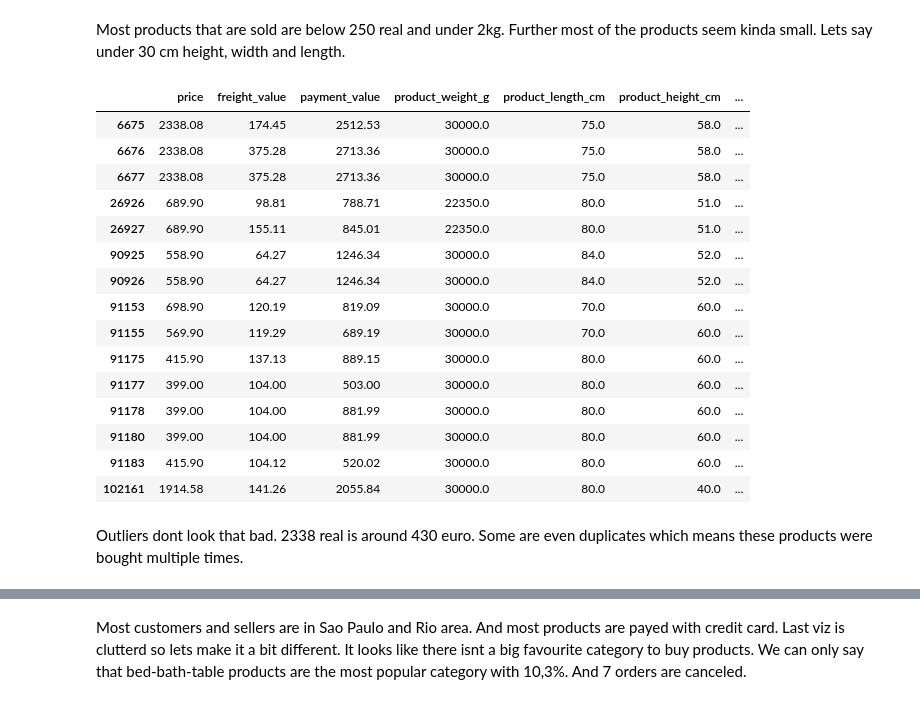
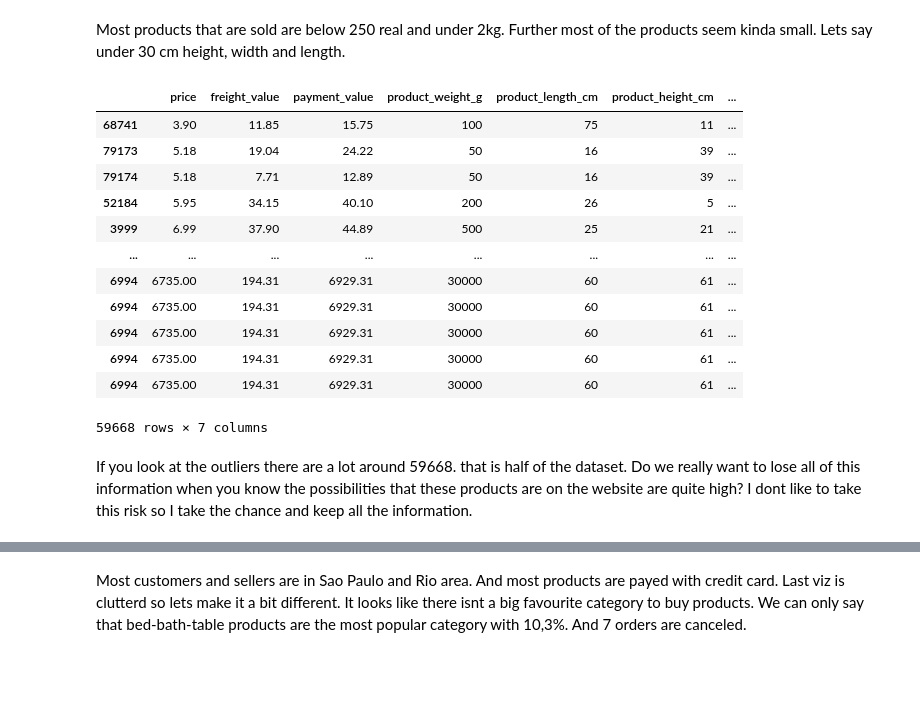
Before and after one commit to Timohvd/e-commerce-project, a Jupyter notebook: data_eda.ipynb, the cells around one changed output, grey strips where cells are left out. Cells and saved outputs as stored; diff of their text form; code cells hidden in the pictures; blank space fills up the shorter version.

Commit message:
uploading outlier explanation

```diff
--- a/data_eda.ipynb
+++ b/data_eda.ipynb
@@ -142,37 +144,37 @@ for col in num_col.columns:
 # %% [markdown]
 Most products that are sold are below 250 real and under 2kg. Further most of the products seem kinda small. Lets say under 30 cm height, width and length.
 # %%
-#check outliers
 def detect_outliers_iqr(data, threshold=1.5):
-    q1 = data.quantile(0.25)
-    q3 = data.quantile(0.75)
-    iqr = q3 - q1
-    lower_bound = q1 - threshold * iqr
-    upper_bound = q3 + threshold * iqr
-    outliers = data[(data < lower_bound) | (data > upper_bound)]
-    return outliers
+    outliers = pd.DataFrame()
+    for col in data.columns:
+        q1 = data[col].quantile(0.25)
+        q3 = data[col].quantile(0.75)
+        iqr = q3 - q1
+        lower_bound = q1 - threshold * iqr
+        upper_bound = q3 + threshold * iqr
+        col_outliers = data[(data[col] < lower_bound) | (data[col] > upper_bound)]
+        outliers = pd.concat([outliers, col_outliers])
+    return outliers.dropna()
 
 outliers = detect_outliers_iqr(num_col)
 outliers.dropna()
+outliers.sort_values(by='price')
 # %% [output]
 |  | price | freight_value | payment_value | product_weight_g | product_length_cm | product_height_cm | ... |
-| 6675 | 2338.08 | 174.45 | 2512.53 | 30000.0 | 75.0 | 58.0 | ... |
-| 6676 | 2338.08 | 375.28 | 2713.36 | 30000.0 | 75.0 | 58.0 | ... |
-| 6677 | 2338.08 | 375.28 | 2713.36 | 30000.0 | 75.0 | 58.0 | ... |
-| 26926 | 689.90 | 98.81 | 788.71 | 22350.0 | 80.0 | 51.0 | ... |
-| 26927 | 689.90 | 155.11 | 845.01 | 22350.0 | 80.0 | 51.0 | ... |
-| 90925 | 558.90 | 64.27 | 1246.34 | 30000.0 | 84.0 | 52.0 | ... |
-| 90926 | 558.90 | 64.27 | 1246.34 | 30000.0 | 84.0 | 52.0 | ... |
-| 91153 | 698.90 | 120.19 | 819.09 | 30000.0 | 70.0 | 60.0 | ... |
-| 91155 | 569.90 | 119.29 | 689.19 | 30000.0 | 70.0 | 60.0 | ... |
-| 91175 | 415.90 | 137.13 | 889.15 | 30000.0 | 80.0 | 60.0 | ... |
-| 91177 | 399.00 | 104.00 | 503.00 | 30000.0 | 80.0 | 60.0 | ... |
-| 91178 | 399.00 | 104.00 | 881.99 | 30000.0 | 80.0 | 60.0 | ... |
-| 91180 | 399.00 | 104.00 | 881.99 | 30000.0 | 80.0 | 60.0 | ... |
-| 91183 | 415.90 | 104.12 | 520.02 | 30000.0 | 80.0 | 60.0 | ... |
-| 102161 | 1914.58 | 141.26 | 2055.84 | 30000.0 | 80.0 | 40.0 | ... |
+| 68741 | 3.90 | 11.85 | 15.75 | 100 | 75 | 11 | ... |
+| 79173 | 5.18 | 19.04 | 24.22 | 50 | 16 | 39 | ... |
+| 79174 | 5.18 | 7.71 | 12.89 | 50 | 16 | 39 | ... |
+| 52184 | 5.95 | 34.15 | 40.10 | 200 | 26 | 5 | ... |
+| 3999 | 6.99 | 37.90 | 44.89 | 500 | 25 | 21 | ... |
+| ... | ... | ... | ... | ... | ... | ... | ... |
+| 6994 | 6735.00 | 194.31 | 6929.31 | 30000 | 60 | 61 | ... |
+| 6994 | 6735.00 | 194.31 | 6929.31 | 30000 | 60 | 61 | ... |
+| 6994 | 6735.00 | 194.31 | 6929.31 | 30000 | 60 | 61 | ... |
+| 6994 | 6735.00 | 194.31 | 6929.31 | 30000 | 60 | 61 | ... |
+| 6994 | 6735.00 | 194.31 | 6929.31 | 30000 | 60 | 61 | ... |
+59668 rows × 7 columns
-# %% [markdown]
-Outliers dont look that bad. 2338 real is around 430 euro. Some are even duplicates which means these products were bought multiple times.
+# %% [markdown]
+If you look at the outliers there are a lot around 59668. that is half of the dataset. Do we really want to lose all of this information when you know the possibilities that these products are on the website are quite high? I dont like to take this risk so I take the chance and keep all the information.
 # %%
 #make a object/categorical dataset for analysis (also drop the city columns since they have 4000+ distinct values.
 # Viz will be too cluttered)
```
Also changed, not shown: parts of 8 cells of this notebook.
